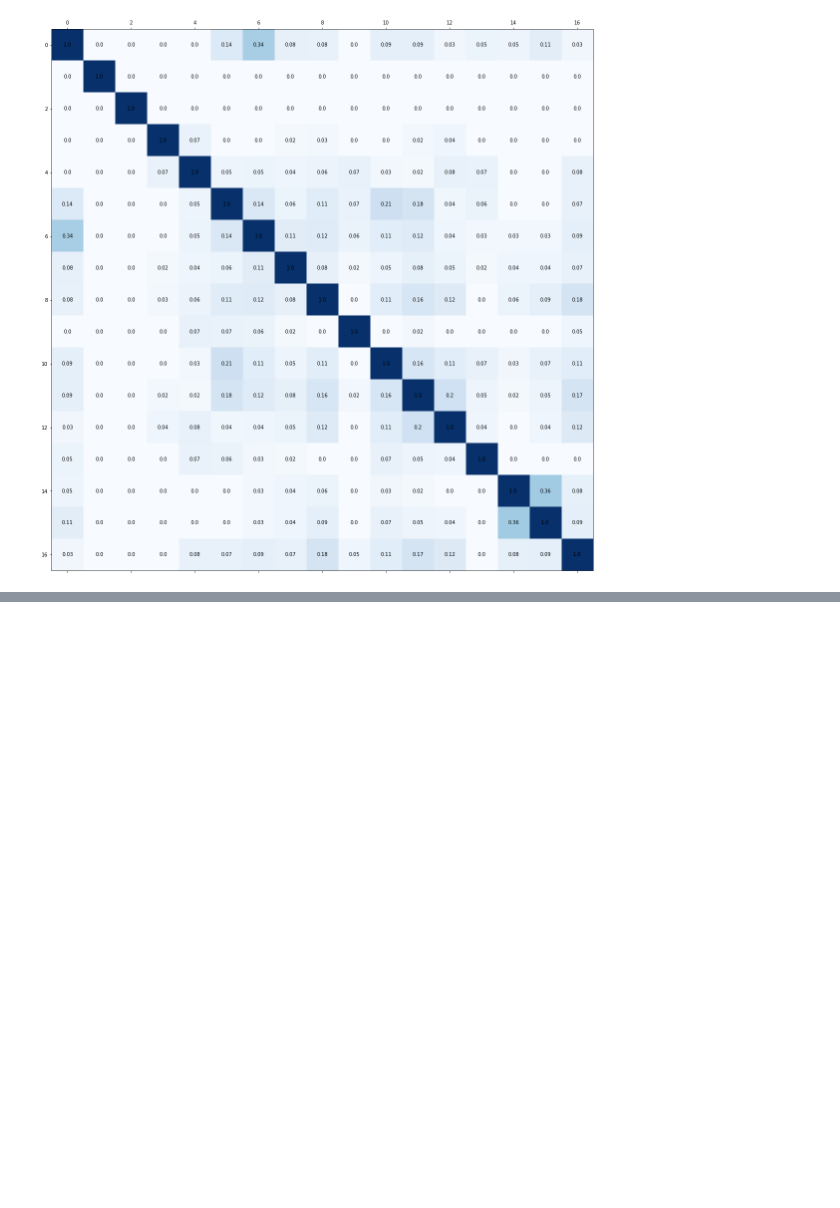
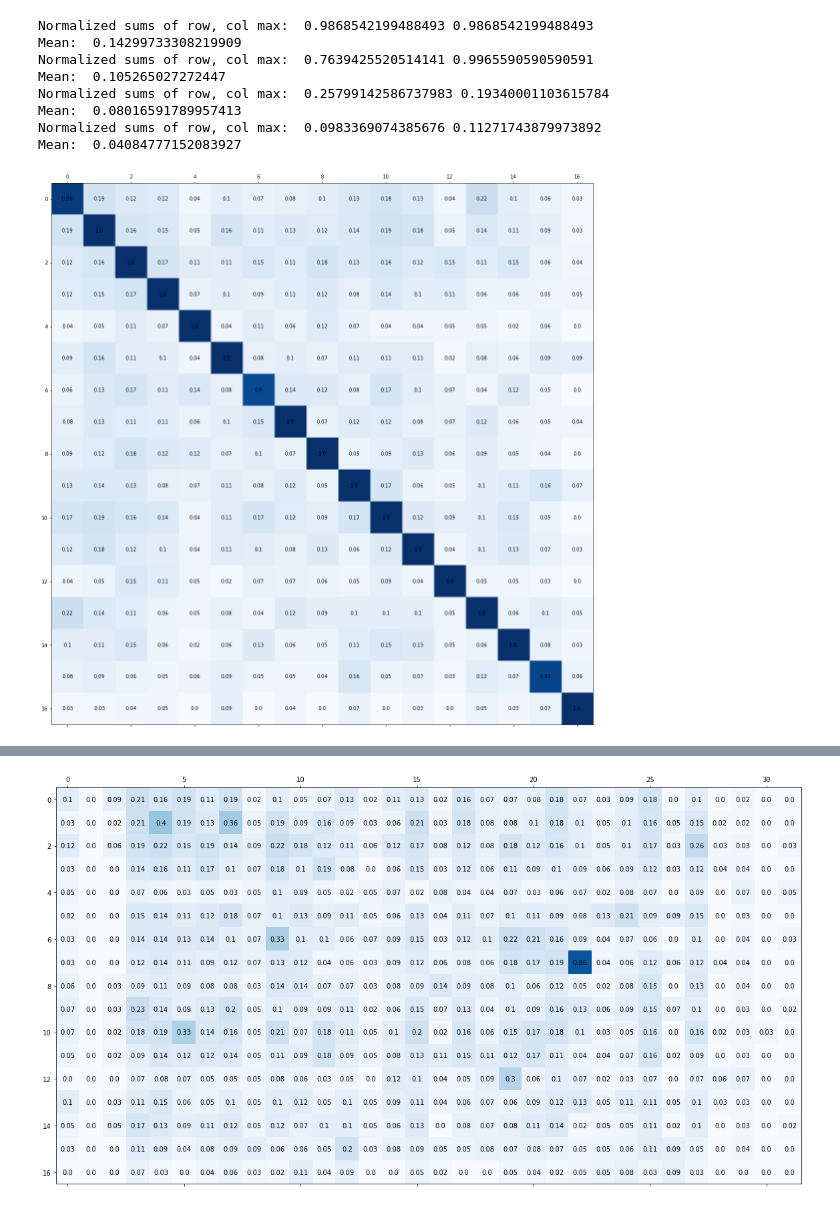
Before and after one commit to asprout/ArticleComparisons, a Jupyter notebook: ArticleSimilarity.ipynb, the cells around one changed output, grey strips where cells are left out. Drawn from its saved outputs; the diff is of its cells as text; code cells hidden in the pictures; blank space fills up the shorter version.

Commit message:
Working code to visualize article matches

```diff
--- a/ArticleSimilarity.ipynb
+++ b/ArticleSimilarity.ipynb
@@ -3,10 +3,18 @@ import os
 import pandas as pd
 import numpy as np
 import matplotlib.pyplot as plt
+import textcomparisons as tc
+from collections import Counter
 
 data_folder = "data"
 spotify_file = "spotify_articles.csv"
 spotify_path = os.path.join(data_folder, spotify_file)
+
+census_file = "census_articles.csv"
+census_path = os.path.join(data_folder, census_file)
+
+helsinki_file = "helsinki_articles.csv"
+helsinki_path = os.path.join(data_folder, helsinki_file)
 # %%
 def cleanArticle(article):
     paras = article.split("###")
@@ -48,14 +48,0 @@ Text(5, 0, '5')
-# %%
-comparer = docs.ArticleComparisons(doc_b, doc_c)
-jac_mat = comparer.jaccard_matrix()
-
-fig = plt.figure(figsize=(40,20))
-ax = fig.add_subplot(111)
-ax.matshow(jac_mat, cmap=plt.cm.Blues)
-
-for i in range(jac_mat.shape[0]):
-    for j in range(jac_mat.shape[1]):
-        c = round(jac_mat[i, j], 2)
-        ax.text(j, i, str(c), va='center', ha='center')
-# %% [output]
-[figure, removed]
@@ -61,0 +66,44 @@ for i in range(jac_mat.shape[0]):
+# %%
+doc_r1 = tc.Document(census_df[census_df["id"] == 761].iloc[0, 4])
+doc_r2 = tc.Document(census_df[census_df["id"] == 16223].iloc[0, 4])
+doc_ap1 = tc.Document(census_df[census_df["id"] == 8200].iloc[0, 4])
+doc_ap2 = tc.Document(census_df[census_df["id"] == 8818].iloc[0, 4])
+doc_w = tc.Document(census_df[census_df["id"] == 10254].iloc[0, 4])
+
+doc_6844 = tc.Document(census_df[census_df["id"] == 6844].iloc[0, 4])
+snip_6844 = tc.Document(census_df[census_df["id"] == 8985].iloc[0, 4])
+# %%
+comparer = tc.DocumentComparisons()
+jac_mat_r = comparer.jaccard_matrix(doc_r1, doc_r2)
+jac_mat_ap = comparer.jaccard_matrix(doc_ap1, doc_ap2)
+jac_mat_r_ap = comparer.jaccard_matrix(doc_r1, doc_ap1)
+jac_mat_w = comparer.jaccard_matrix(doc_ap1, doc_w)
+
+def display_jacmat(jacmat, normalize = False):
+    print("Normalized sums of row, col max: ", sum(np.max(jacmat, 1))/jacmat.shape[0],
+                                                sum(np.max(jacmat, 0))/jacmat.shape[1])
+    print("Mean: ", np.mean(jacmat))
+    fig = plt.figure(figsize = (20, 20))
+    ax = fig.add_subplot(111)
+    if normalize:
+        ax.matshow(jacmat, cmap = plt.cm.Blues)
+    else:
+        ax.matshow(jacmat, cmap = plt.cm.Blues, vmin = 0, vmax = 1)
+    for i in range(jacmat.shape[0]):
+        for j in range(jacmat.shape[1]):
+            ax.text(j, i, round(jacmat[i, j], 2), va = "center", ha = "center")
+
+display_jacmat(jac_mat_r)
+display_jacmat(jac_mat_ap)
+display_jacmat(jac_mat_r_ap)
+display_jacmat(jac_mat_w)
+# %% [output]
+Normalized sums of row, col max:  0.9868542199488493 0.9868542199488493
+Mean:  0.14299733308219909
+Normalized sums of row, col max:  0.7639425520514141 0.9965590590590591
+Mean:  0.105265027272447
+Normalized sums of row, col max:  0.25799142586737983 0.19340001103615784
+Mean:  0.08016591789957413
+Normalized sums of row, col max:  0.0983369074385676 0.11271743879973892
+Mean:  0.04084777152083927
+[figure, added]
@@ -61,0 +111 @@ for i in range(jac_mat.shape[0]):
+[figure, added]
```
Also changed, not shown: parts of 13 cells of this notebook, 1 other file.
